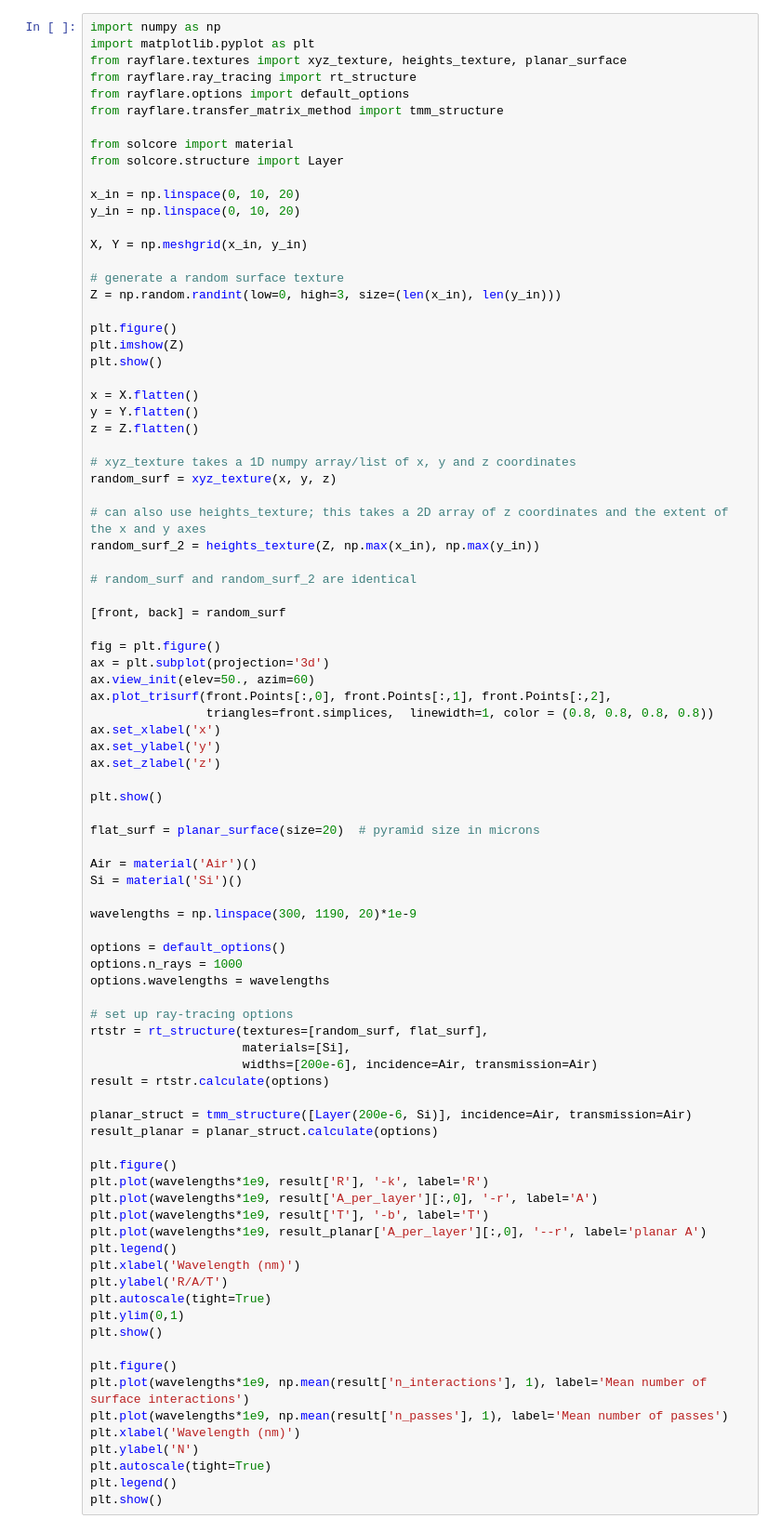
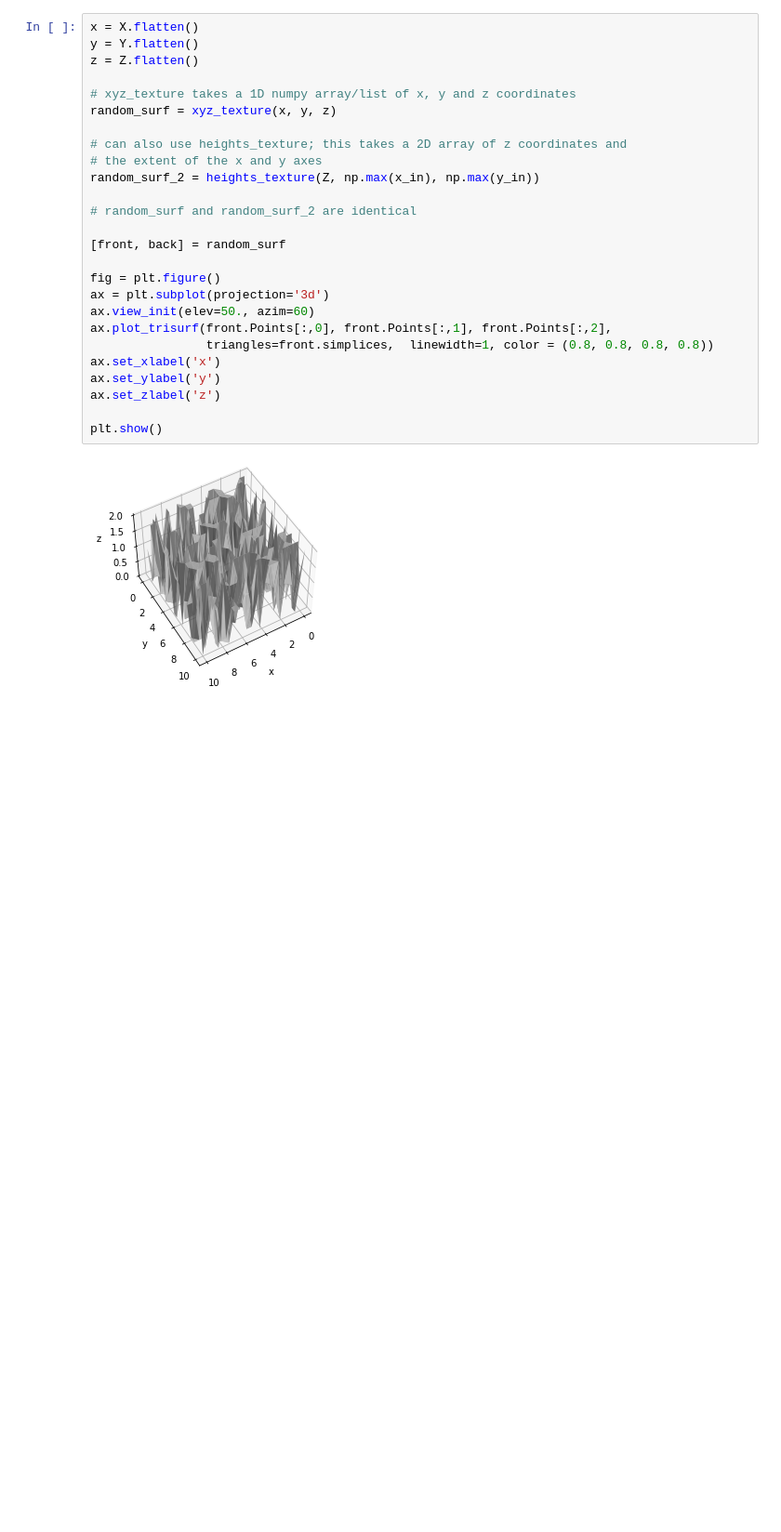
Before and after one commit to qpv-research-group/rayflare, a Jupyter notebook: docs/Examples/create_rt_texture.ipynb, the cells around one changed output. Shown at 93% size. Saved outputs shown, nothing was run; the diff lists cells and outputs as text; blank space fills up the shorter version.

```diff
--- a/docs/Examples/create_rt_texture.ipynb
+++ b/docs/Examples/create_rt_texture.ipynb
@@ -1,88 +38,28 @@
 # %%
-import numpy as np
-import matplotlib.pyplot as plt
-from rayflare.textures import xyz_texture, heights_texture, planar_surface
-from rayflare.ray_tracing import rt_structure
-from rayflare.options import default_options
-from rayflare.transfer_matrix_method import tmm_structure
-
-from solcore import material
-from solcore.structure import Layer
-
-x_in = np.linspace(0, 10, 20)
-y_in = np.linspace(0, 10, 20)
-
-X, Y = np.meshgrid(x_in, y_in)
-
-# generate a random surface texture
-Z = np.random.randint(low=0, high=3, size=(len(x_in), len(y_in)))
-
-plt.figure()
-plt.imshow(Z)
-plt.show()
-
 x = X.flatten()
 y = Y.flatten()
 z = Z.flatten()
 
 # xyz_texture takes a 1D numpy array/list of x, y and z coordinates
 random_surf = xyz_texture(x, y, z)
 
-# can also use heights_texture; this takes a 2D array of z coordinates and the extent of the x and y axes
+# can also use heights_texture; this takes a 2D array of z coordinates and
+# the extent of the x and y axes
 random_surf_2 = heights_texture(Z, np.max(x_in), np.max(y_in))
 
 # random_surf and random_surf_2 are identical
 
 [front, back] = random_surf
 
 fig = plt.figure()
 ax = plt.subplot(projection='3d')
 ax.view_init(elev=50., azim=60)
 ax.plot_trisurf(front.Points[:,0], front.Points[:,1], front.Points[:,2],
                 triangles=front.simplices,  linewidth=1, color = (0.8, 0.8, 0.8, 0.8))
 ax.set_xlabel('x')
 ax.set_ylabel('y')
 ax.set_zlabel('z')
 
 plt.show()
-
-flat_surf = planar_surface(size=20)  # pyramid size in microns
-
-Air = material('Air')()
-Si = material('Si')()
-
-wavelengths = np.linspace(300, 1190, 20)*1e-9
-
-options = default_options()
-options.n_rays = 1000
-options.wavelengths = wavelengths
-
-# set up ray-tracing options
-rtstr = rt_structure(textures=[random_surf, flat_surf],
-                     materials=[Si],
-                     widths=[200e-6], incidence=Air, transmission=Air)
-result = rtstr.calculate(options)
-
-planar_struct = tmm_structure([Layer(200e-6, Si)], incidence=Air, transmission=Air)
-result_planar = planar_struct.calculate(options)
-
-plt.figure()
-plt.plot(wavelengths*1e9, result['R'], '-k', label='R')
-plt.plot(wavelengths*1e9, result['A_per_layer'][:,0], '-r', label='A')
-plt.plot(wavelengths*1e9, result['T'], '-b', label='T')
-plt.plot(wavelengths*1e9, result_planar['A_per_layer'][:,0], '--r', label='planar A')
-plt.legend()
-plt.xlabel('Wavelength (nm)')
-plt.ylabel('R/A/T')
-plt.autoscale(tight=True)
-plt.ylim(0,1)
-plt.show()
-
-plt.figure()
-plt.plot(wavelengths*1e9, np.mean(result['n_interactions'], 1), label='Mean number of surface interactions')
-plt.plot(wavelengths*1e9, np.mean(result['n_passes'], 1), label='Mean number of passes')
-plt.xlabel('Wavelength (nm)')
-plt.ylabel('N')
-plt.autoscale(tight=True)
-plt.legend()
-plt.show()
+# %% [output]
+[figure, added]
```
Also changed, not shown: parts of 7 cells of this notebook, 10 other files.
